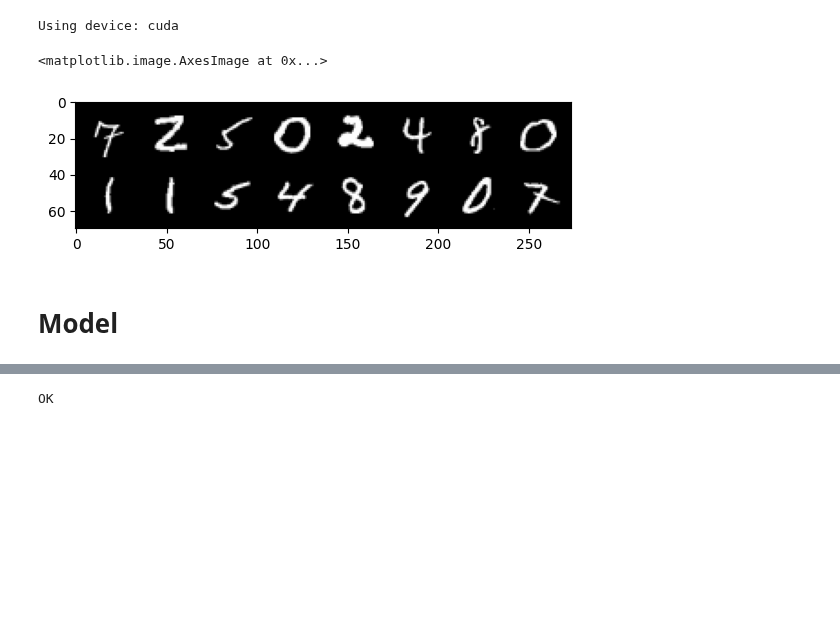
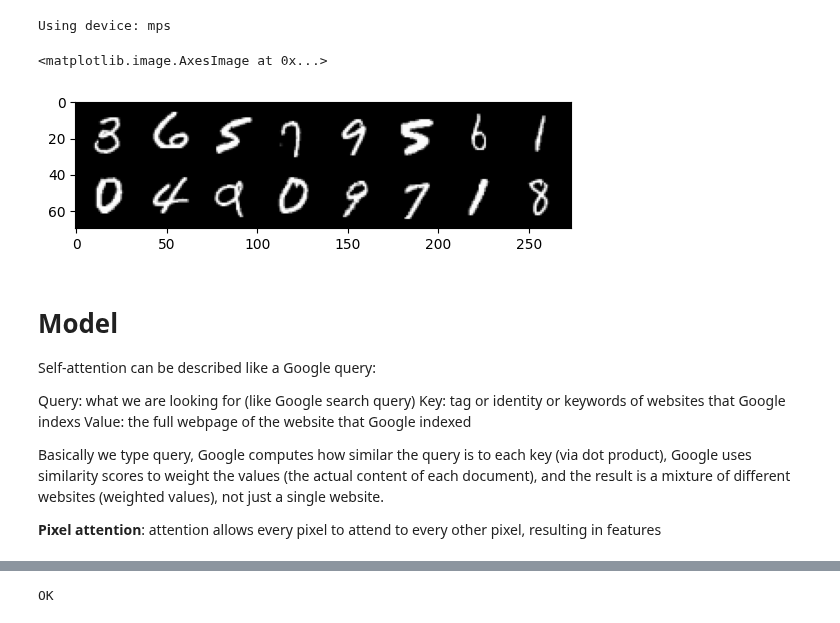
Before and after one commit to ShlomiRex/final_project, a Jupyter notebook: new/train10.ipynb, the cells around one changed output, grey strips where cells are left out. Drawn from its saved outputs; the diff is of its cells as text; code cells hidden in the pictures; blank space fills up the shorter version.

```diff
--- a/new/train10.ipynb
+++ b/new/train10.ipynb
@@ -17,32 +23,42 @@ from tqdm import tqdm
 # %%
-BATCH_SIZE = 128
-NUM_EPOCHS = 5
-T = 1000 # Timesteps
-IMG_SIZE = 32
-UNET_EXP = 3
+#@title Device / CUDA
 
-device = torch.device("cuda" if torch.cuda.is_available() else "cpu")
+if torch.backends.mps.is_available():
+    # Mac
+    device = "mps"
+elif torch.cuda.is_available():
+    device = torch.device("cuda")
+else:
+    device = "cpu"
+
 print(f'Using device: {device}')
+# %% [output]
+Using device: mps
+# %%
+def load_mnist(batch_size: int):
+    data_transform = transforms.Compose([
+        transforms.ToTensor(),
+        transforms.Pad((2, 2, 2, 2)),
+    ])
+    dataset = torchvision.datasets.MNIST(root="mnist/", train=True, download=True, transform=data_transform)
+    val_dataset = torchvision.datasets.MNIST(root="mnist/", train=False, download=True, transform=data_transform)
+    train_dataloader = DataLoader(dataset, batch_size=batch_size, shuffle=True)
+    val_dataloader = DataLoader(val_dataset, batch_size=batch_size, shuffle=False)
+
+    return dataset, data_transform, train_dataloader, val_dataloader
 # %%
-#@title MNIST Dataset
+#@title Dataset
 
-data_transform = transforms.Compose([
-    transforms.ToTensor(),
-    transforms.Pad((2, 2, 2, 2)),
-])
-dataset = torchvision.datasets.MNIST(root="mnist/", train=True, download=True, transform=data_transform)
-val_dataset = torchvision.datasets.MNIST(root="mnist/", train=False, download=True, transform=data_transform
-                                         )
-train_dataloader = DataLoader(dataset, batch_size=BATCH_SIZE, shuffle=True)
-val_dataloader = DataLoader(val_dataset, batch_size=BATCH_SIZE, shuffle=False)
+batch_size = 128
+dataset, data_transform, train_dataloader, val_dataloader = load_mnist(batch_size)
 
+# Display first 16 images
 x, y = next(iter(train_dataloader))
 x = x[:16]
 plt.imshow(torchvision.utils.make_grid(x)[0], cmap="gray")
 # %% [output]
-Using device: cuda
+<matplotlib.image.AxesImage at 0x...>
-<matplotlib.image.AxesImage at 0x...>
-[figure, old version]
+[figure, new version]
 # %%
 #@title Linear, cosine noise scheduler
 
@@ -125,8 +141,6 @@ class CosineNoiseScheduler(nn.Module):
         """
         alpha_bar = self.alpha_cumprod[t.long()].view(-1, 1, 1, 1)
         return torch.sqrt(alpha_bar) * x + torch.sqrt(1 - alpha_bar) * noise
-# %% [markdown]
-# Model
 # %%
 #@title Sinusodial embeddings
 
@@ -156,4 +170,16 @@ class SinusoidalEmbedding(torch.nn.Module):
         embedding = torch.cat([torch.sin(args), torch.cos(args)], dim=1)  # (N, embedding_dim)
 
         return embedding
+# %% [markdown]
+# Model
+
+Self-attention can be described like a Google query:
+
+Query: what we are looking for (like Google search query)
+Key: tag or identity or keywords of websites that Google indexs
+Value: the full webpage of the website that Google indexed
+
+Basically we type query, Google computes how similar the query is to each key (via dot product), Google uses similarity scores to weight the values (the actual content of each document), and the result is a mixture of different websites (weighted values), not just a single website.
+
+**Pixel attention**: attention allows every pixel to attend to every other pixel, resulting in features
 # %%
```
Also changed, not shown: parts of 18 cells of this notebook.
